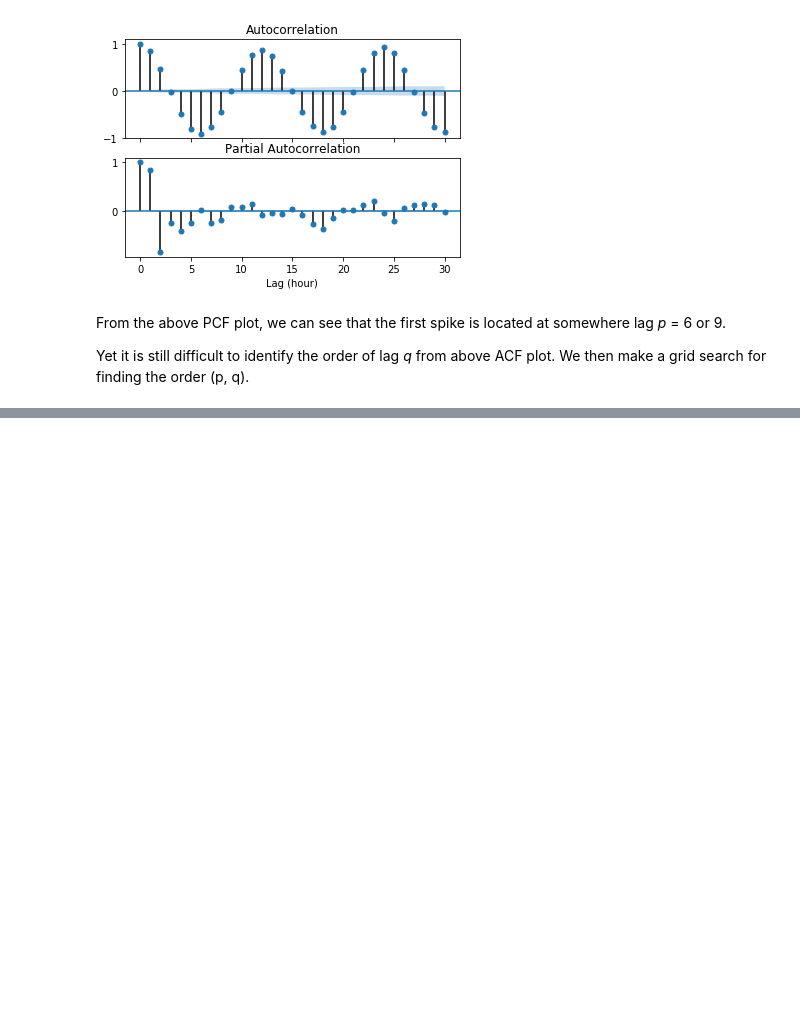
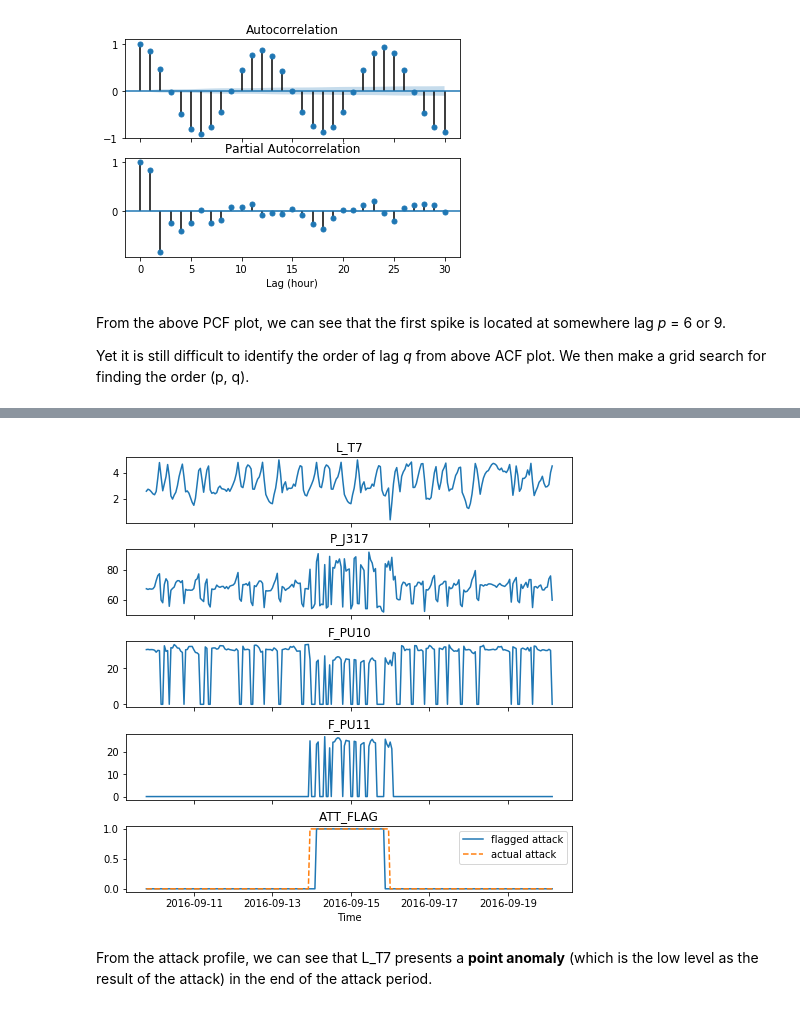
Before and after one commit to chengh42/Cyber-Data-Analytics, a Jupyter notebook: batadal/Task2_ARMA.ipynb, the cells around one changed output, grey strips where cells are left out. Cells and saved outputs as stored; diff of their text form; code cells hidden in the pictures; blank space fills up the shorter version.

```diff
--- a/batadal/Task2_ARMA.ipynb
+++ b/batadal/Task2_ARMA.ipynb
@@ -269,7 +159,0 @@ dftrain2.columns = dftrain2.columns.str.strip()
-# %%
-# get the index of start and end data of an attack activity
-attack = ['09/10/16 09', '11/10/16 20']
-id_attack = [int(np.where(dftrain2.DATETIME == pd.to_datetime(time, format = '%d/%m/%y %H'))[0])
-             for time in attack]
-
-id_attack
@@ -436,0 +192,13 @@ res = res - np.mean(res)
+# %%
+# get subset of an attack activity (if necessary plus extra time) in training dataset 2
+def get_attack_activities(signals, period, extratime = 0):
+    # get the index of the slice of data at given period
+    id_attack = [int(np.where(dftrain2.index == pd.to_datetime(time, format = '%d/%m/%y %H'))[0])
+                 for time in period]
+    # subset the df in interest
+    df = dftrain2[[*signals, 'ATT_FLAG']][id_attack[0]-extratime : id_attack[1]+extratime]
+    df.loc[df.ATT_FLAG < 0, 'ATT_FLAG'] = 0 #ATT_FLAG: 0=normal, 1=under attack
+    # add a column with flag of actual attack period
+    df['ATT_FLAG_ad'] = 0
+    df.iloc[extratime : len(df)-extratime, -1] = 1 #ATT_FLAG_ad: 0=normal, 1=under attack
+    return df
@@ -436,0 +211,28 @@ res = res - np.mean(res)
+# %%
+# subset and show the attack profile
+signals = ['L_T7', 'P_J317', 'F_PU10', 'F_PU11'] # tank T7-correlated variables
+period = ['13/09/16 23', '16/09/16 00'] # period of attack ID #1
+extratime = 100
+
+test_df = get_attack_activities(signals, period = period, extratime = extratime)
+# %%
+# make subplot of variables
+def plot_attack_profile(test_df):
+    fig, ax = plt.subplots(len(test_df.columns.to_list())-1, 1, figsize = (8, 8), sharex = True)
+    fig.subplots_adjust(hspace = 0.4)
+
+    for var in test_df.columns.to_list():
+        i = test_df.columns.to_list().index(var)
+        ax[i, ].plot(test_df[var])
+        ax[i, ].set_title(var)
+        if var == 'ATT_FLAG': # plot ATT_FLAG_ad together with ATT_FLAG
+            ax[i, ].plot(test_df['ATT_FLAG_ad'], '--')
+            ax[i, ].legend(['flagged attack', 'actual attack'])
+            break
+    ax[i, ].set_xlabel('Time')
+
+plot_attack_profile(test_df)
+# %% [output]
+[figure, added]
+# %% [markdown]
+From the attack profile, we can see that L_T7 presents a **point anomaly** (which is the low level as the result of the attack) in the end of the attack period.
```
Also changed, not shown: parts of 70 cells of this notebook.
